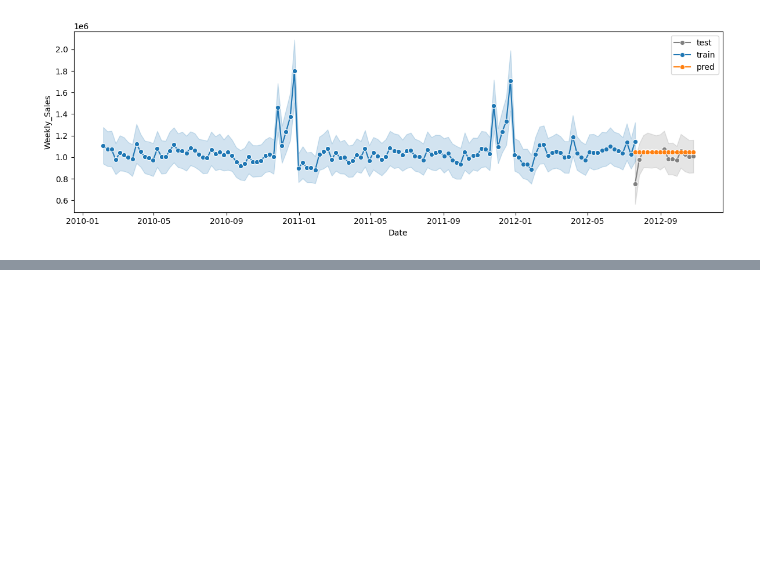
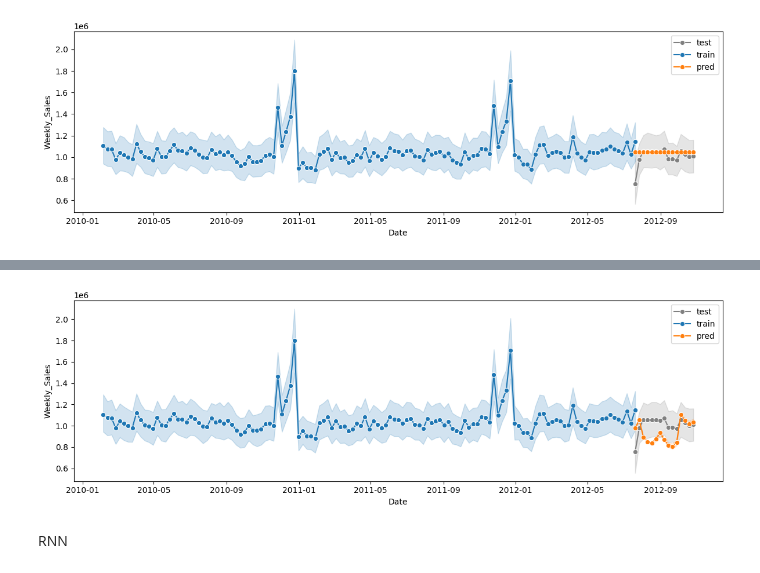
Before and after one commit to nataliastas/Time_series_forecasting, a Jupyter notebook: POF_praca_magosterska.ipynb, the cells around one changed output, grey strips where cells are left out. Saved outputs shown, nothing was run; the diff lists cells and outputs as text; code cells hidden in the pictures; blank space fills up the shorter version.

```diff
--- a/POF_praca_magosterska.ipynb
+++ b/POF_praca_magosterska.ipynb
@@ -684,0 +781,22 @@ plot_predict(data_train_ready_many_features, train_len_many, prediction_XGB_many
+# %%
+model_cnn = Sequential()
+model_cnn.add(Conv1D(filters=64, kernel_size=3, activation='relu', input_shape=(9,1)))
+model_cnn.add(MaxPooling1D(pool_size=2))
+model_cnn.add(Conv1D(filters=32, kernel_size=3, activation='relu'))
+# model_cnn.add(MaxPooling1D(pool_size=2))
+# model_cnn.add(Conv1D(filters=16, kernel_size=3, activation='relu'))
+model_cnn.add(Flatten())
+model_cnn.add(Dense(50, activation='relu'))
+model_cnn.add(Dense(1))
+
+model_cnn.compile(loss='mean_absolute_error', optimizer='adam', metrics=['mean_squared_error'])
+model_cnn.summary()
+model_cnn.fit(X_train, Y_train, epochs=20, batch_size=10, verbose=1, validation_data=(X_test, Y_test))
+
+y_train_pred = model_cnn.predict(X_train)
+y_test_pred = model_cnn.predict(X_test)
+pred = y_test_pred[:,0]
+rmse_train = float(format(np.sqrt(mean_squared_error(Y_train, y_train_pred)), '.3f'))
+rmse_test = float(format(np.sqrt(mean_squared_error(Y_test, y_test_pred)), '.3f'))
+print(rmse_train)
+print(rmse_test)
@@ -684,0 +840,6 @@ plot_predict(data_train_ready_many_features, train_len_many, prediction_XGB_many
+# %%
+plot_predict(data_train_ready_many_features, train_len_many, pred)
+# %% [output]
+[figure, added]
+# %% [markdown]
+RNN
```
Also changed, not shown: parts of 22 cells of this notebook.
